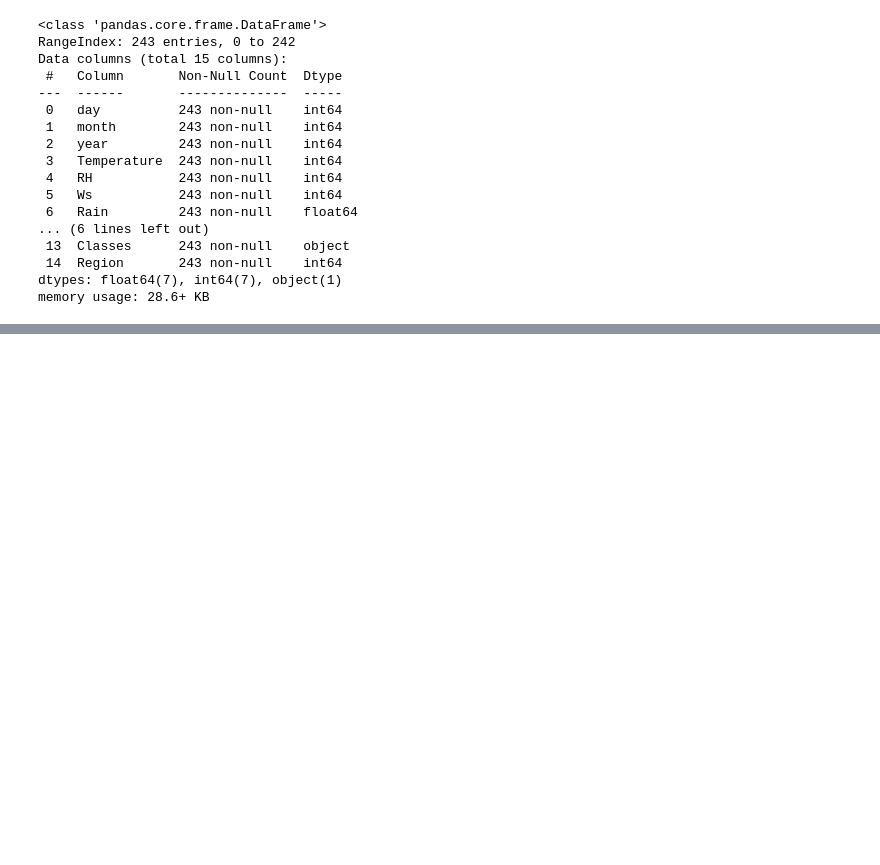
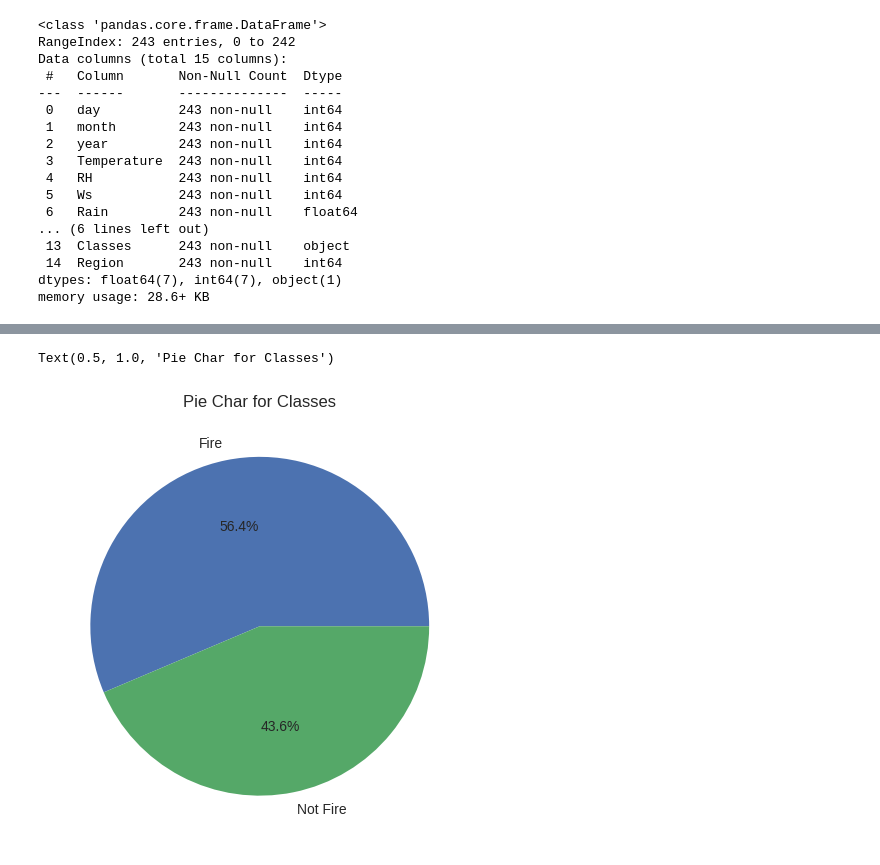
Before and after one commit to Abhinavexists/Regression, a Jupyter notebook: Notebooks/Ridge_Lasso_Regression.ipynb, the cells around one changed output, grey strips where cells are left out. Cells and saved outputs as stored; diff of their text form; code cells hidden in the pictures; blank space fills up the shorter version.

```diff
--- a/Notebooks/Ridge_Lasso_Regression.ipynb
+++ b/Notebooks/Ridge_Lasso_Regression.ipynb
@@ -229,0 +290,13 @@ memory usage: 28.6+ KB
+# %%
+## percentage for pie chart
+percentage=df['Classes'].value_counts(normalize=True)*100
+# %%
+# Plotting PieChart
+classlabels=["Fire","Not Fire"]
+plt.Figure(figsize=(12,7))
+plt.pie(percentage,labels=classlabels,autopct='%1.1f%%')
+# %1.1f%% → This formats the percentage with 1 decimal place (1.1f) and adds a % sign.
+plt.title("Pie Char for Classes")
+# %% [output]
+Text(0.5, 1.0, 'Pie Char for Classes')
+[figure, added]
```
Also changed, not shown: parts of 19 cells of this notebook, 1 other file.
